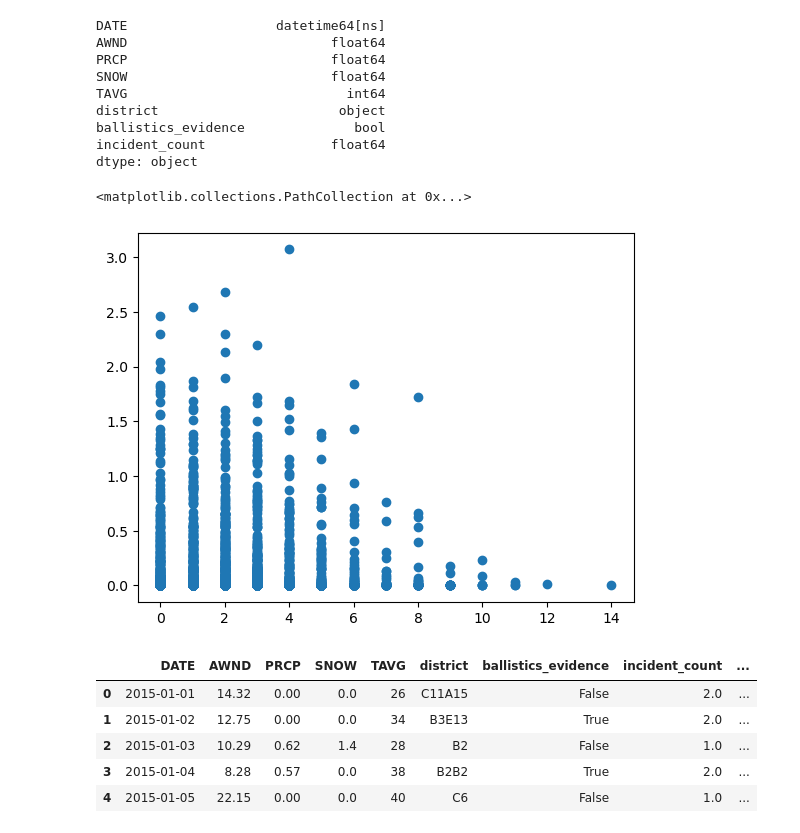
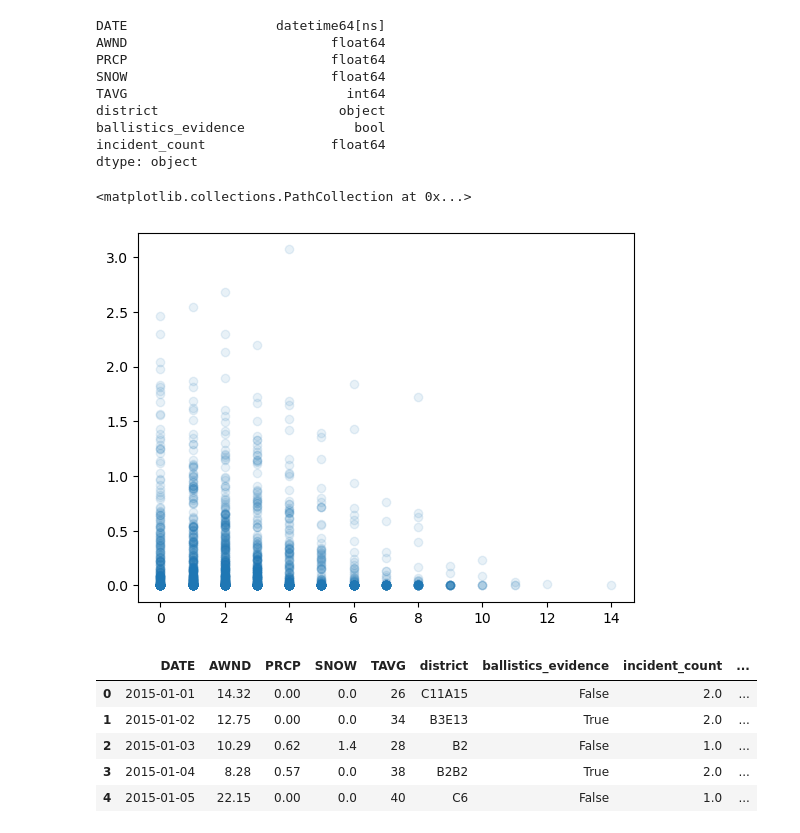
Before and after one commit to kammelCase/ShotsFiredBoston, a Jupyter notebook: ShotsFired_EDA_aggregate_samples.ipynb, the cells around one changed output. Drawn from its saved outputs; the diff is of its cells as text; code cells hidden in the pictures.

```diff
--- a/ShotsFired_EDA_aggregate_samples.ipynb
+++ b/ShotsFired_EDA_aggregate_samples.ipynb
@@ -142,10 +142,10 @@ dtype: object
 # %%
 # let's plot the number of shots fired per day as a scatter plot, where each entry represents a shot fired
 
-plt.scatter(shots_daily['incident_count'], shots_daily['PRCP'])
+plt.scatter(shots_daily['incident_count'], shots_daily['PRCP'], alpha=0.1)
 # %% [output]
 <matplotlib.collections.PathCollection at 0x...>
-[figure, old version]
+[figure, new version]
 # %%
 # as much as i'd like to take credit for the math in the function below, i cant
 # thanks to jake vanderplas for the code!
```
Also changed, not shown: parts of 5 cells of this notebook, 1 other file.
